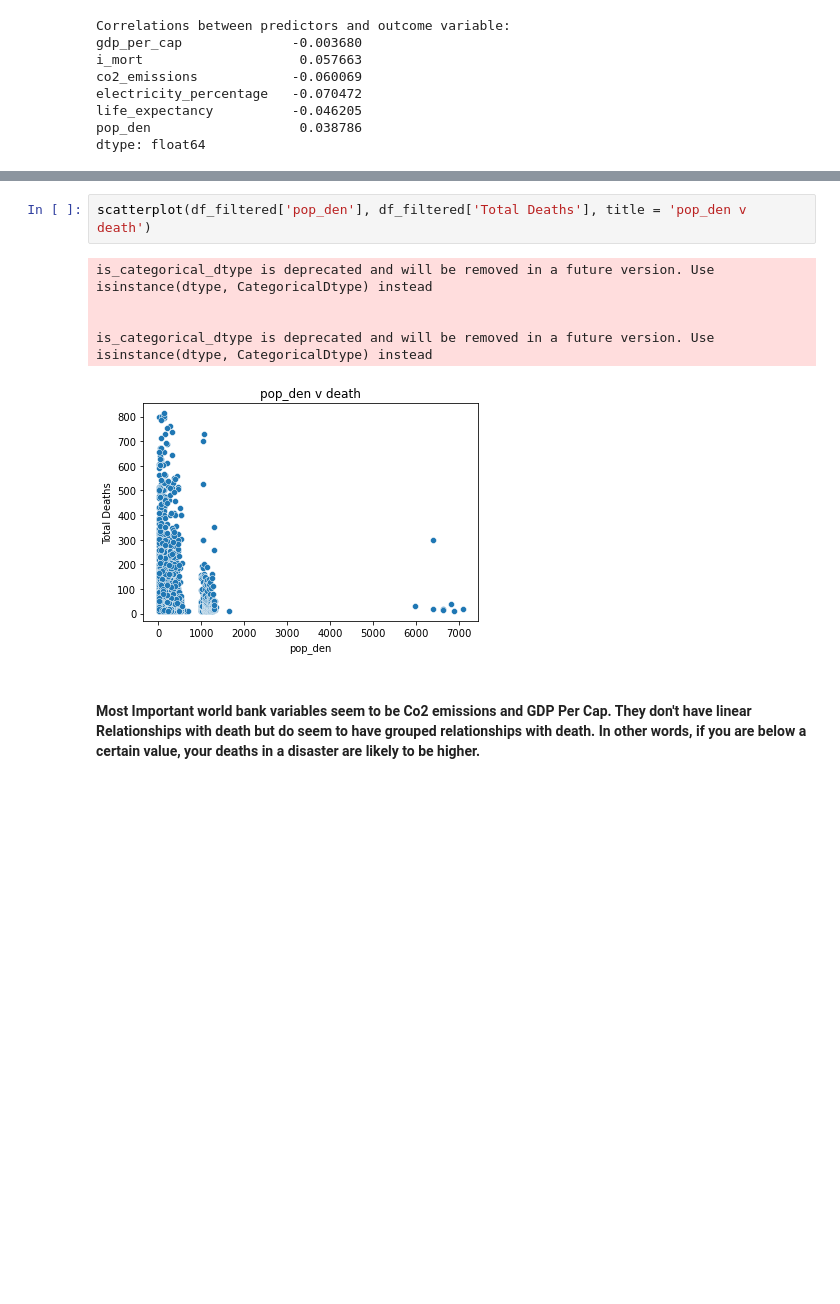
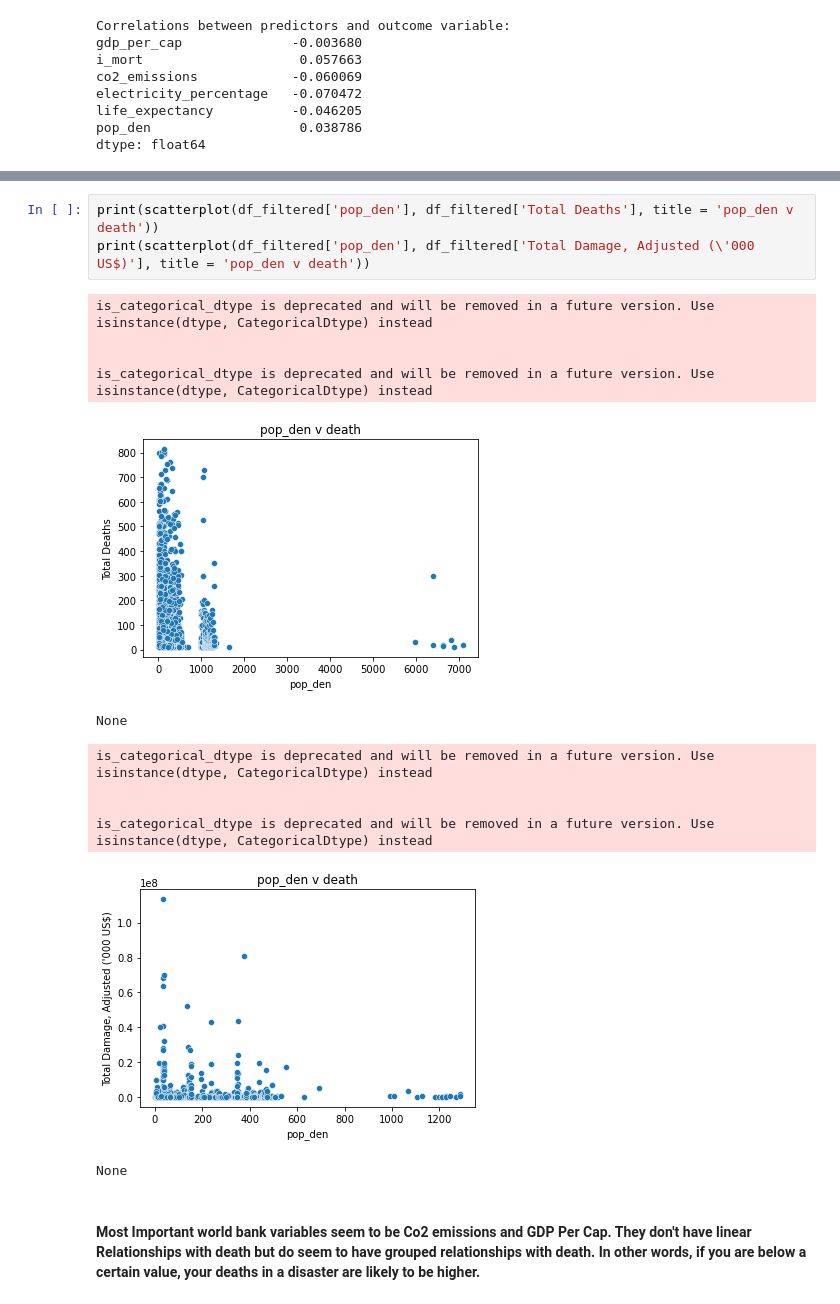
Before and after one commit to harrissamuel/24Spr_-S-Harris-_-disasters-, a Jupyter notebook: Sample_Capstone/code/data_loading/load_data.ipynb, the cells around one changed output, grey strips where cells are left out. Cells and saved outputs as stored; diff of their text form; blank space fills up the shorter version.

```diff
--- a/Sample_Capstone/code/data_loading/load_data.ipynb
+++ b/Sample_Capstone/code/data_loading/load_data.ipynb
@@ -882,11 +927,19 @@ is_categorical_dtype is deprecated and will be removed in a future version. Use
 # %%
-scatterplot(df_filtered['pop_den'], df_filtered['Total Deaths'], title = 'pop_den v death')
+print(scatterplot(df_filtered['pop_den'], df_filtered['Total Deaths'], title = 'pop_den v death'))
+print(scatterplot(df_filtered['pop_den'], df_filtered['Total Damage, Adjusted (\'000 US$)'], title = 'pop_den v death'))
 # %% [output]
 is_categorical_dtype is deprecated and will be removed in a future version. Use isinstance(dtype, CategoricalDtype) instead
 
 
 is_categorical_dtype is deprecated and will be removed in a future version. Use isinstance(dtype, CategoricalDtype) instead
 [figure]
+None
+is_categorical_dtype is deprecated and will be removed in a future version. Use isinstance(dtype, CategoricalDtype) instead
+
+
+is_categorical_dtype is deprecated and will be removed in a future version. Use isinstance(dtype, CategoricalDtype) instead
+[figure, added]
+None
 # %% [markdown]
 #### Most Important world bank variables seem to be Co2 emissions and GDP Per Cap. They don't have linear Relationships with death but do seem to have grouped relationships with death. In other words, if you are below a certain value, your deaths in a disaster are likely to be higher.
 # %%
```
Also changed, not shown: parts of 11 cells of this notebook.
